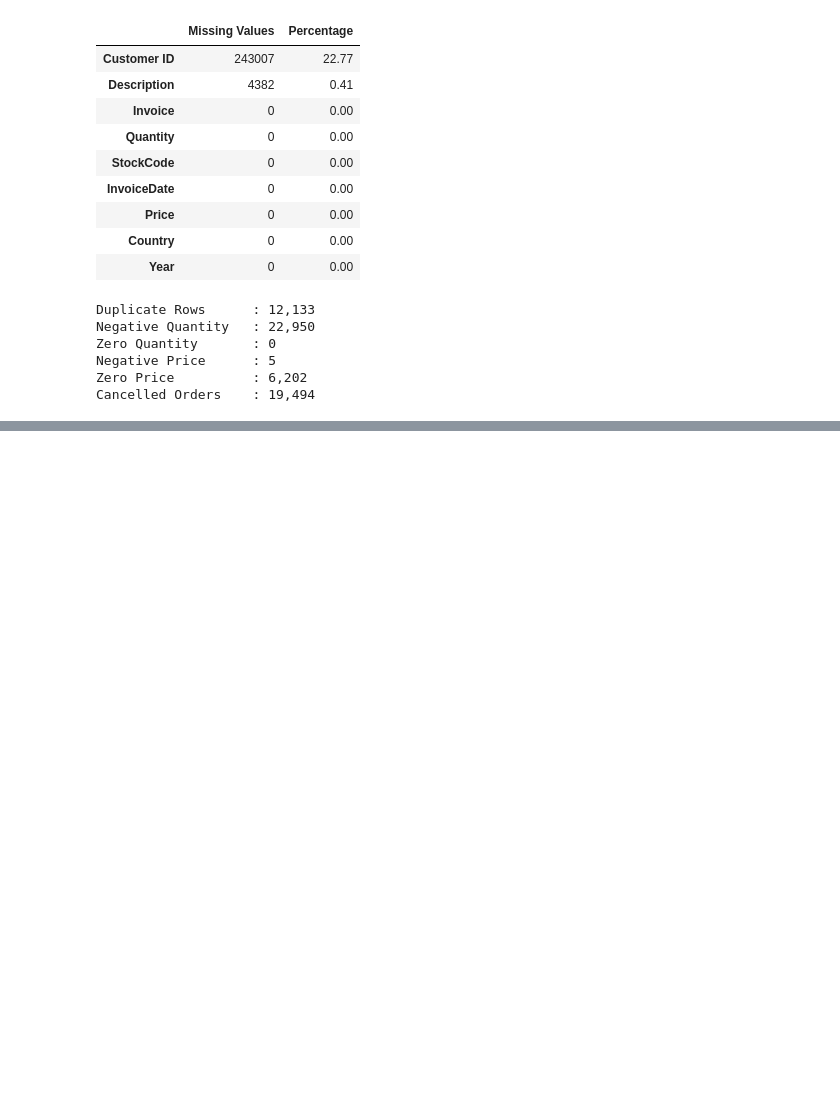
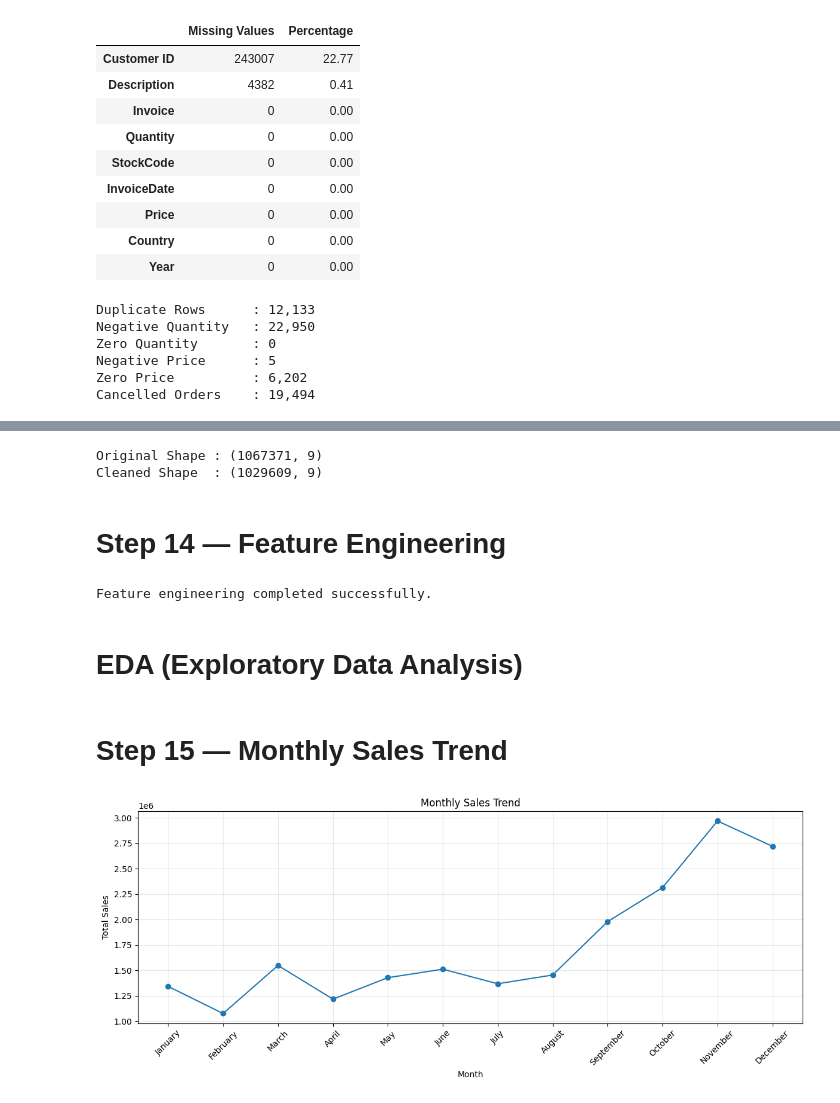
Before and after one commit to AiWriter404/retail-sales-data-cleaning-visualization, a Jupyter notebook: retail-sales-data-cleaning-visualization.ipynb, the cells around one changed output, grey strips where cells are left out. Saved outputs shown, nothing was run; the diff lists cells and outputs as text; code cells hidden in the pictures; blank space fills up the shorter version.

Commit message:
Kaggle Notebook | retail-sales-data-cleaning-visualization | Version 8

```diff
--- a/retail-sales-data-cleaning-visualization.ipynb
+++ b/retail-sales-data-cleaning-visualization.ipynb
@@ -303,0 +306,79 @@ Cancelled Orders    : 19,494
+# %%
+print(f"Original Shape : {df.shape}")
+
+# Remove duplicate rows
+df = df.drop_duplicates()
+
+# Remove cancelled orders
+df = df[~df["Invoice"].astype(str).str.startswith("C")]
+
+# Remove invalid quantity
+df = df[df["Quantity"] > 0]
+
+# Remove invalid price
+df = df[df["Price"] > 0]
+
+# Remove missing descriptions
+df = df.dropna(subset=["Description"])
+
+print(f"Cleaned Shape  : {df.shape}")
+# %% [output]
+Original Shape : (1067371, 9)
+Cleaned Shape  : (1029609, 9)
+# %% [markdown]
+# **Step 14 — Feature Engineering**
+# %%
+# Total Sales
+df["Sales"] = df["Quantity"] * df["Price"]
+
+# Month Name
+df["Month"] = df["InvoiceDate"].dt.month_name()
+
+# Day Name
+df["Day"] = df["InvoiceDate"].dt.day_name()
+
+# Purchase Hour
+df["Hour"] = df["InvoiceDate"].dt.hour
+
+print("Feature engineering completed successfully.")
+# %% [output]
+Feature engineering completed successfully.
+# %% [markdown]
+# **EDA (Exploratory Data Analysis)**
+# %% [markdown]
+# **Step 15 — Monthly Sales Trend**
+# %%
+
+# Monthly Sales Trend
+
+
+# Define month order
+month_order = [
+    "January", "February", "March", "April",
+    "May", "June", "July", "August",
+    "September", "October", "November", "December"
+]
+
+monthly_sales = (
+    df.groupby("Month")["Sales"]
+      .sum()
+      .reindex(month_order)
+)
+
+plt.figure(figsize=(12, 5))
+
+plt.plot(monthly_sales.index, monthly_sales.values, marker="o")
+
+plt.title("Monthly Sales Trend")
+plt.xlabel("Month")
+plt.ylabel("Total Sales")
+
+plt.xticks(rotation=45)
+
+plt.grid(alpha=0.3)
+
+plt.tight_layout()
+
+plt.show()
+# %% [output]
+[figure, added]
```
Also changed, not shown: parts of 3 cells of this notebook.
